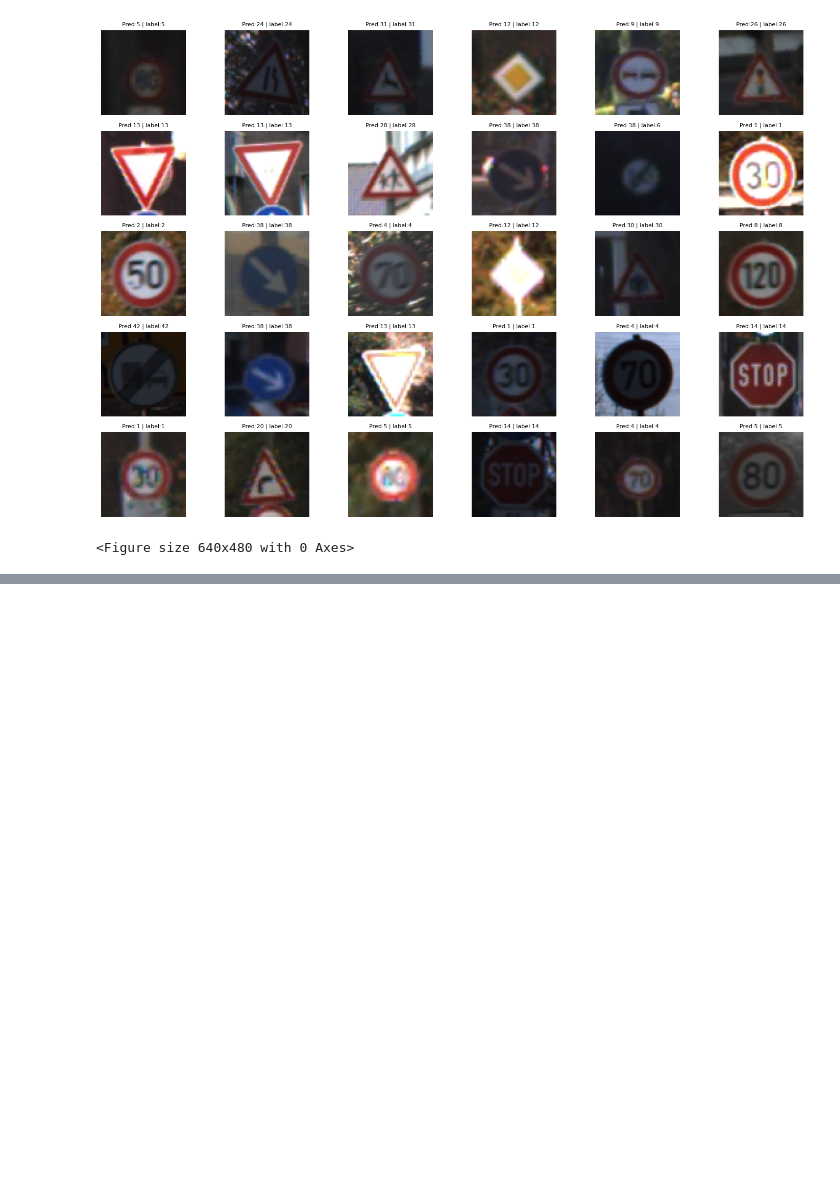
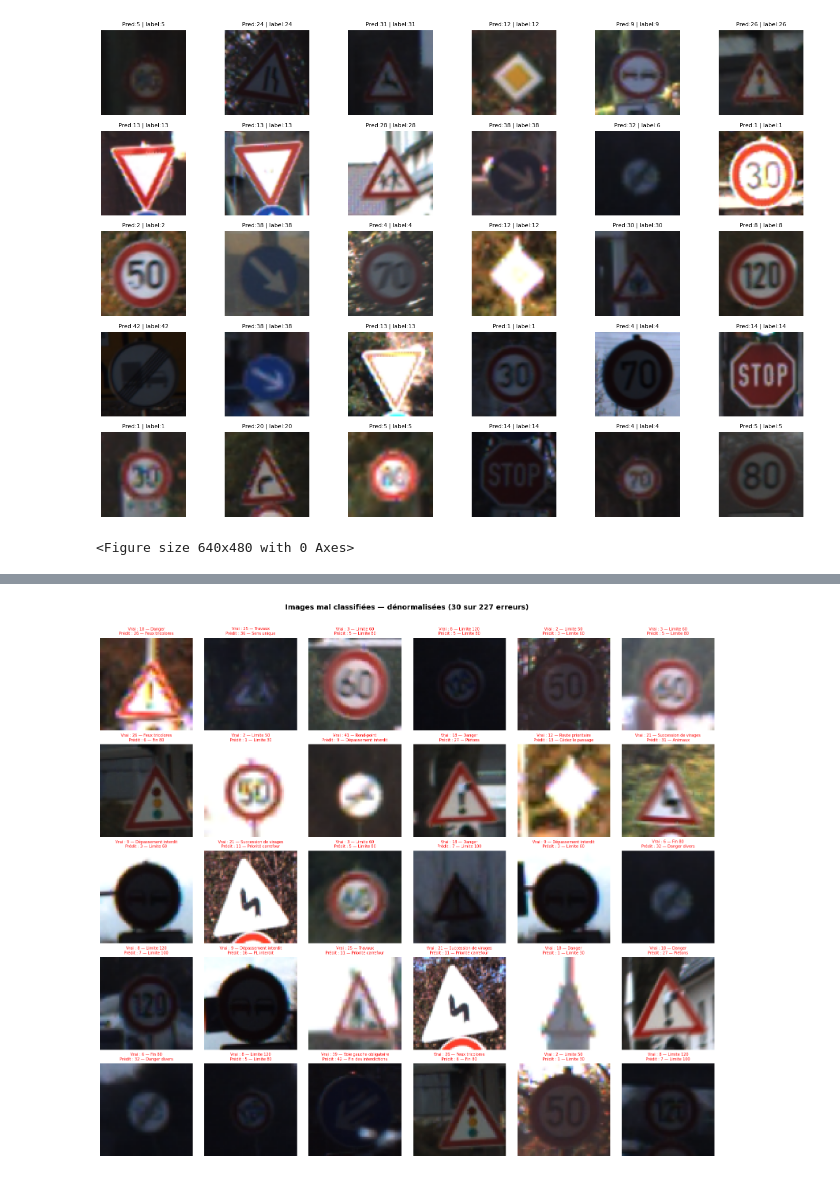
Before and after one commit to ayaa-chetari/Reconnaissance_Panneaux_Signalisation_CNN, a Jupyter notebook: CNN_inference.ipynb, the cells around one changed output, grey strips where cells are left out. Cells and saved outputs as stored; diff of their text form; code cells hidden in the pictures; blank space fills up the shorter version.

```diff
--- a/CNN_inference.ipynb
+++ b/CNN_inference.ipynb
@@ -271,0 +406,82 @@ plt.show()
+# %%
+image_size = 64
+
+# Reconstruire un loader ordonné
+ordered_loader = DataLoader(test_subset, batch_size=64, shuffle=False)
+
+all_images_list = []
+model.eval()
+with torch.no_grad():
+    for imgs, lbls in ordered_loader:
+        all_images_list.append(imgs)
+
+all_images_tensor = torch.cat(all_images_list, dim=0)  # (N, C, H, W)
+
+# Sélectionner jusqu'à 30 erreurs aléatoires
+n_show = min(30, len(error_indices))
+sample_indices = np.random.choice(error_indices, n_show, replace=False)
+
+cols = 6
+rows = (n_show + cols - 1) // cols
+
+
+# --- Figure 1 : images dénormalisées ---
+fig1, axes1 = plt.subplots(rows, cols, figsize=(16, rows * 2.8))
+axes1 = axes1.flatten()
+
+for i, idx in enumerate(sample_indices):
+    img = denormalize(all_images_tensor[idx])
+    img = img.permute(1, 2, 0).clamp(0, 1).numpy()
+
+    true_cls = all_labels_np[idx]
+    pred_cls = all_predictions_np[idx]
+
+    axes1[i].imshow(img)
+    axes1[i].set_title(
+        f"Vrai : {true_cls} — {CLASS_NAMES[true_cls]}\n"
+        f"Prédit : {pred_cls} — {CLASS_NAMES[pred_cls]}",
+        fontsize=7, color='red'
+    )
+    axes1[i].axis("off")
+
+for j in range(i + 1, len(axes1)):
+    axes1[j].axis("off")
+
+fig1.suptitle(
+    f"Images mal classifiées — dénormalisées ({n_show} sur {total_errors} erreurs)",
+    fontsize=13, fontweight='bold', y=1.01
+)
+fig1.tight_layout()
+plt.show()
+
+
+# --- Figure 2 : images brutes (sans dénormalisation) ---
+fig2, axes2 = plt.subplots(rows, cols, figsize=(16, rows * 2.8))
+axes2 = axes2.flatten()
+
+for i, idx in enumerate(sample_indices):
+    img = all_images_tensor[idx]
+    img = img.permute(1, 2, 0).clamp(0, 1).numpy()
+
+    true_cls = all_labels_np[idx]
+    pred_cls = all_predictions_np[idx]
+
+    axes2[i].imshow(img)
+    axes2[i].set_title(
+        f"Vrai : {true_cls} — {CLASS_NAMES[true_cls]}\n"
+        f"Prédit : {pred_cls} — {CLASS_NAMES[pred_cls]}",
+        fontsize=7, color='red'
+    )
+    axes2[i].axis("off")
+
+for j in range(i + 1, len(axes2)):
+    axes2[j].axis("off")
+
+fig2.suptitle(
+    f"Images mal classifiées — brutes ({n_show} sur {total_errors} erreurs)",
+    fontsize=13, fontweight='bold', y=1.01
+)
+fig2.tight_layout()
+plt.show()
+# %% [output]
+[figure, added]
```
Also changed, not shown: parts of 9 cells of this notebook, 16 other files.
